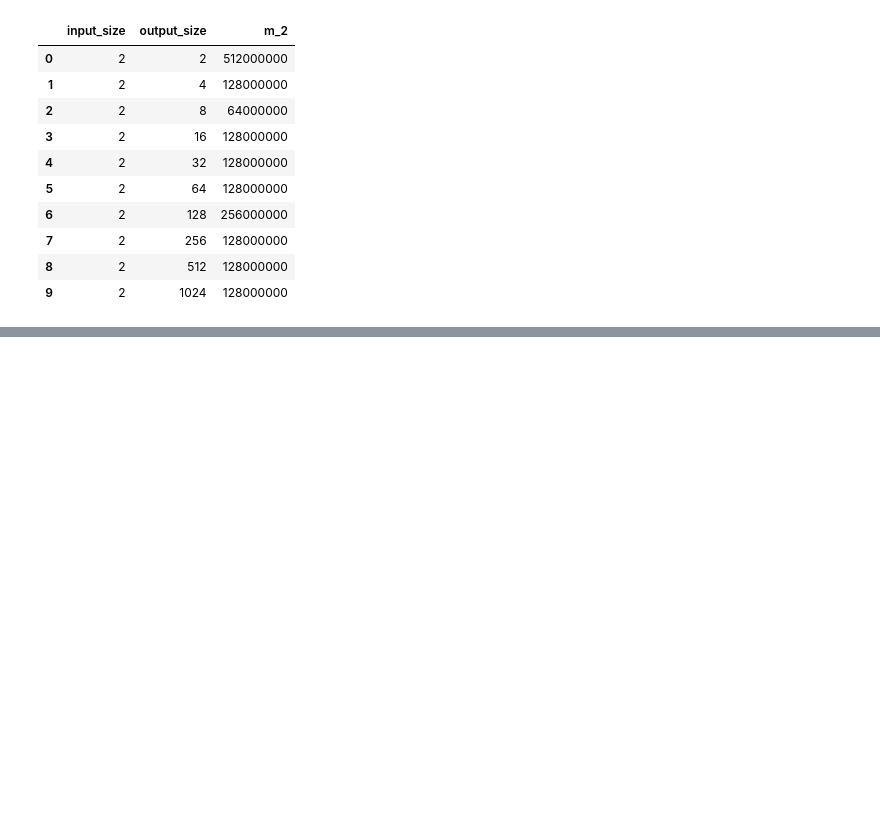
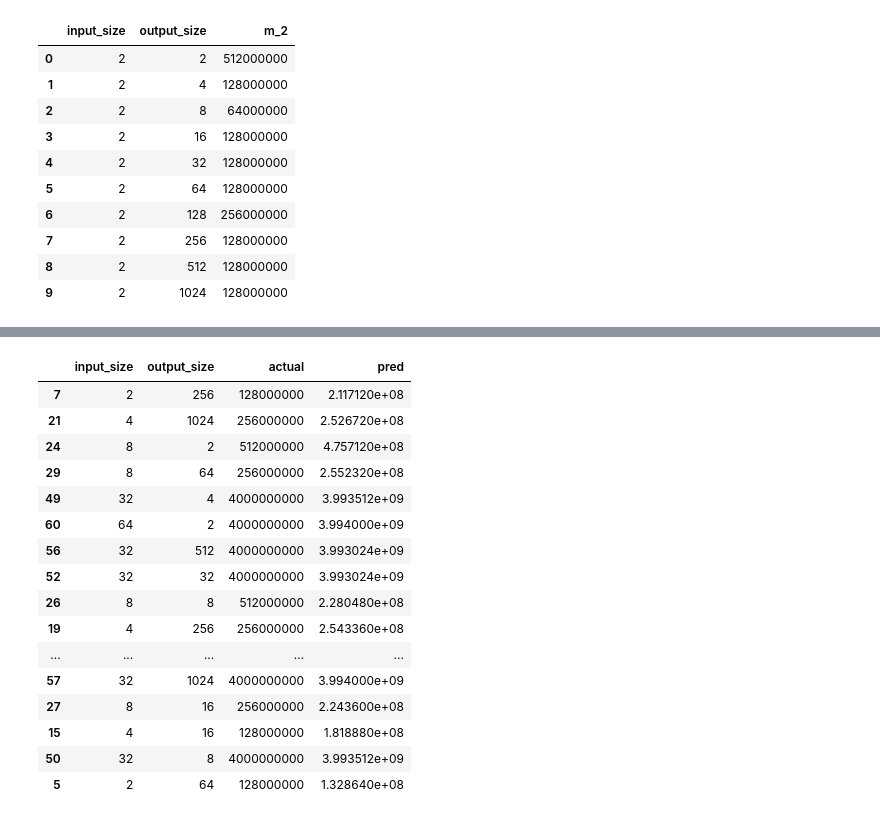
Before and after one commit to brian-yu/cnn-benchmarks, a Jupyter notebook: M1_and_M2_Regression.ipynb, the cells around one changed output, grey strips where cells are left out. Saved outputs shown, nothing was run; the diff lists cells and outputs as text; code cells hidden in the pictures; blank space fills up the shorter version.

```diff
--- a/M1_and_M2_Regression.ipynb
+++ b/M1_and_M2_Regression.ipynb
@@ -204,5 +180,0 @@ times.head()
-# %%
-pd.set_option('display.max_rows', 500)
-
-for idx in set(df.index):
-    display(df.loc[idx].sort_values('memory', ascending=False))
@@ -382,0 +214,20 @@ test_resul
+# %%
+test_results
+# %% [output]
+|  | input_size | output_size | actual | pred |
+| 7 | 2 | 256 | 128000000 | 2.117120e+08 |
+| 21 | 4 | 1024 | 256000000 | 2.526720e+08 |
+| 24 | 8 | 2 | 512000000 | 4.757120e+08 |
+| 29 | 8 | 64 | 256000000 | 2.552320e+08 |
+| 49 | 32 | 4 | 4000000000 | 3.993512e+09 |
+| 60 | 64 | 2 | 4000000000 | 3.994000e+09 |
+| 56 | 32 | 512 | 4000000000 | 3.993024e+09 |
+| 52 | 32 | 32 | 4000000000 | 3.993024e+09 |
+| 26 | 8 | 8 | 512000000 | 2.280480e+08 |
+| 19 | 4 | 256 | 256000000 | 2.543360e+08 |
+| ... | ... | ... | ... | ... |
+| 57 | 32 | 1024 | 4000000000 | 3.994000e+09 |
+| 27 | 8 | 16 | 256000000 | 2.243600e+08 |
+| 15 | 4 | 16 | 128000000 | 1.818880e+08 |
+| 50 | 32 | 8 | 4000000000 | 3.993512e+09 |
+| 5 | 2 | 64 | 128000000 | 1.328640e+08 |
```
Also changed, not shown: parts of 11 cells of this notebook.
